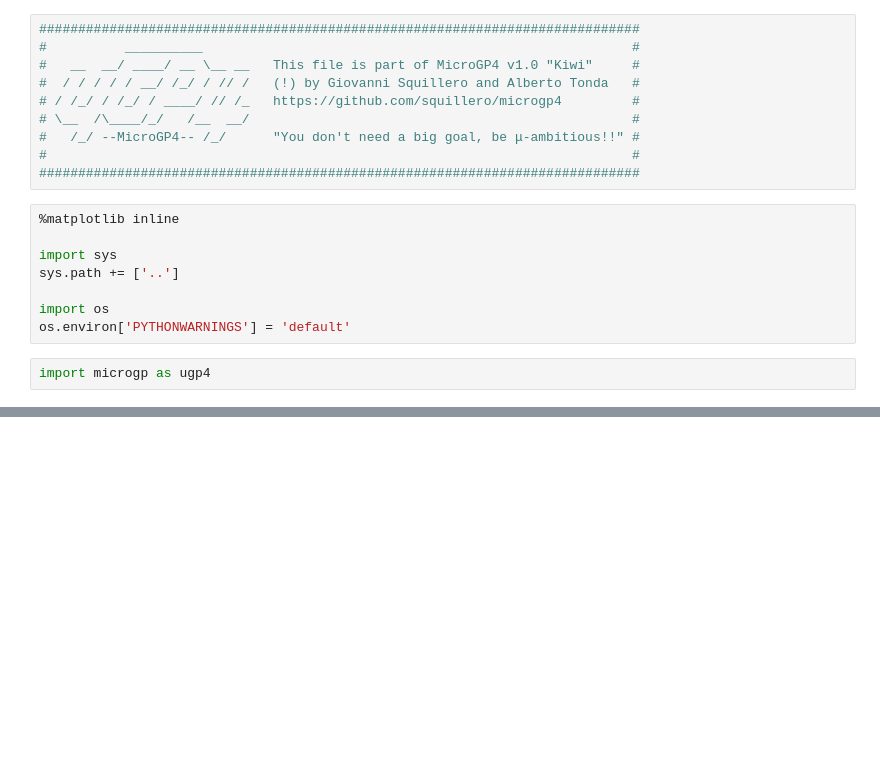
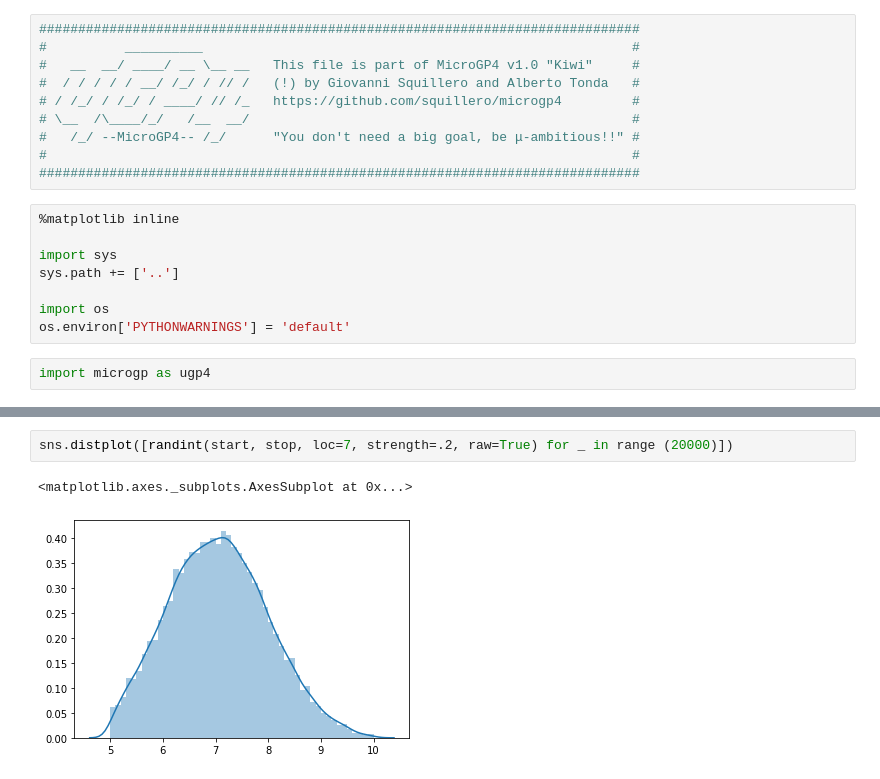
Before and after one commit to squillero/microgp4, a Jupyter notebook: src/jupyters/Statistical Experiments.ipynb, the cells around one changed output, grey strips where cells are left out. Drawn from its saved outputs; the diff is of its cells as text; blank space fills up the shorter version.

```diff
--- a/src/jupyters/Statistical Experiments.ipynb
+++ b/src/jupyters/Statistical Experiments.ipynb
@@ -78,0 +102,5 @@ sns.distplot(rvs)
+# %%
+sns.distplot([randint(start, stop, loc=7, strength=.2, raw=True) for _ in range (20000)])
+# %% [output]
+<matplotlib.axes._subplots.AxesSubplot at 0x...>
+[figure, added]
```
Also changed, not shown: parts of 13 cells of this notebook, 6 other files.
